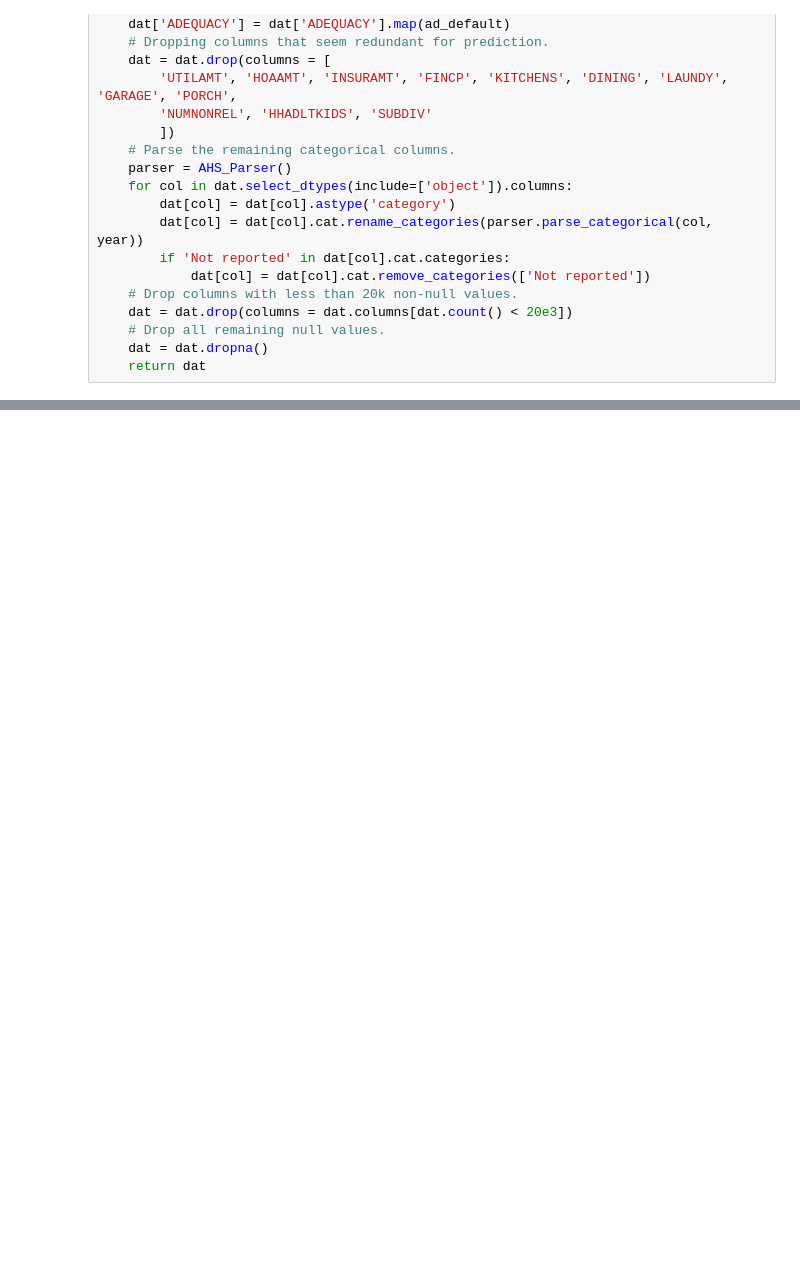
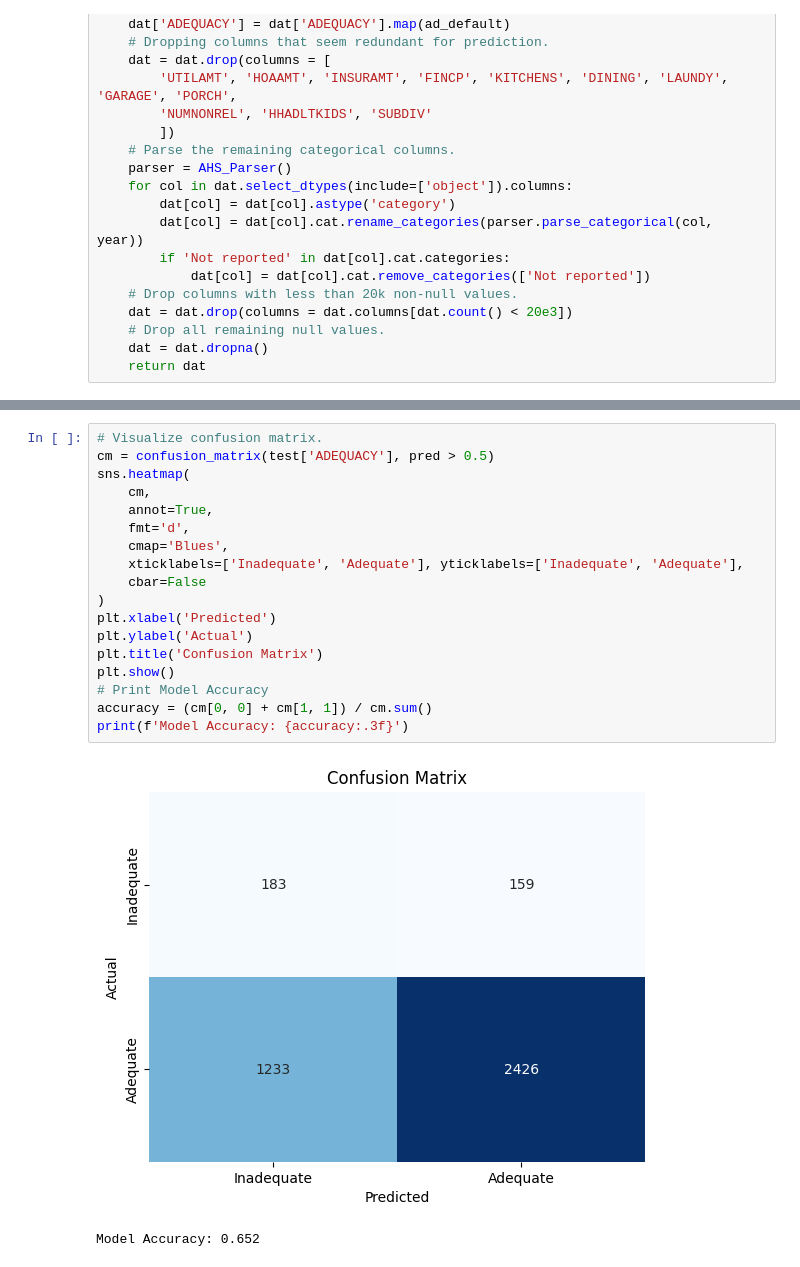
Before and after one commit to DiegoOlaya/rental-housing-cost, a Jupyter notebook: notebooks/supervised_models/logistic_regression.ipynb, the cells around one changed output, grey strips where cells are left out. Saved outputs shown, nothing was run; the diff lists cells and outputs as text; blank space fills up the shorter version.

```diff
--- a/notebooks/supervised_models/logistic_regression.ipynb
+++ b/notebooks/supervised_models/logistic_regression.ipynb
@@ -39,0 +166,21 @@ def get_dataset(year):
+# %%
+# Visualize confusion matrix.
+cm = confusion_matrix(test['ADEQUACY'], pred > 0.5)
+sns.heatmap(
+    cm,
+    annot=True,
+    fmt='d',
+    cmap='Blues',
+    xticklabels=['Inadequate', 'Adequate'], yticklabels=['Inadequate', 'Adequate'],
+    cbar=False
+)
+plt.xlabel('Predicted')
+plt.ylabel('Actual')
+plt.title('Confusion Matrix')
+plt.show()
+# Print Model Accuracy
+accuracy = (cm[0, 0] + cm[1, 1]) / cm.sum()
+print(f'Model Accuracy: {accuracy:.3f}')
+# %% [output]
+[figure, added]
+Model Accuracy: 0.652
```
Also changed, not shown: parts of 14 cells of this notebook.
